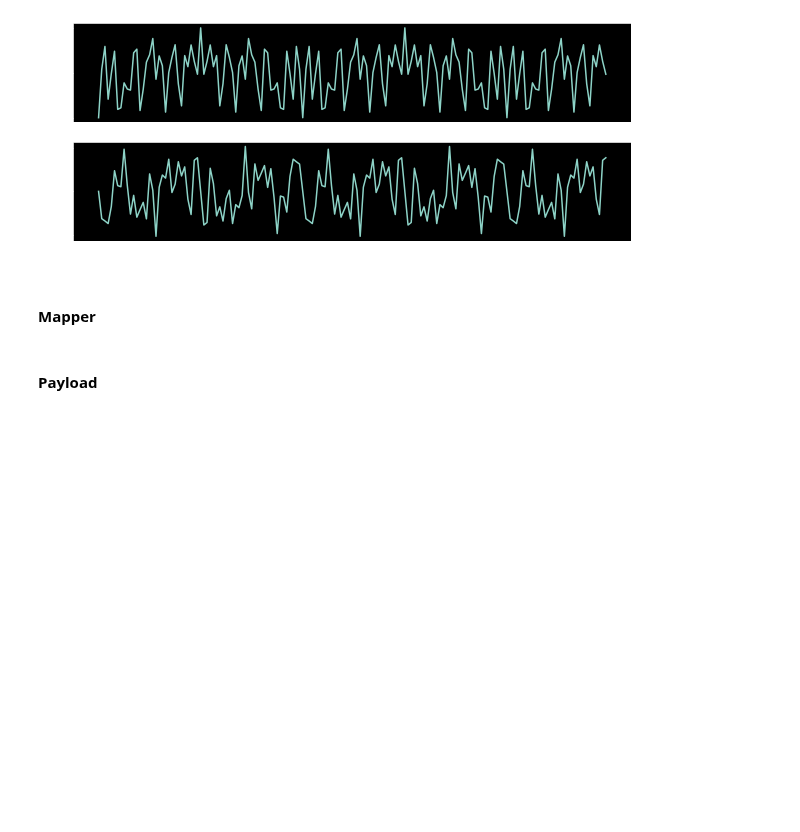
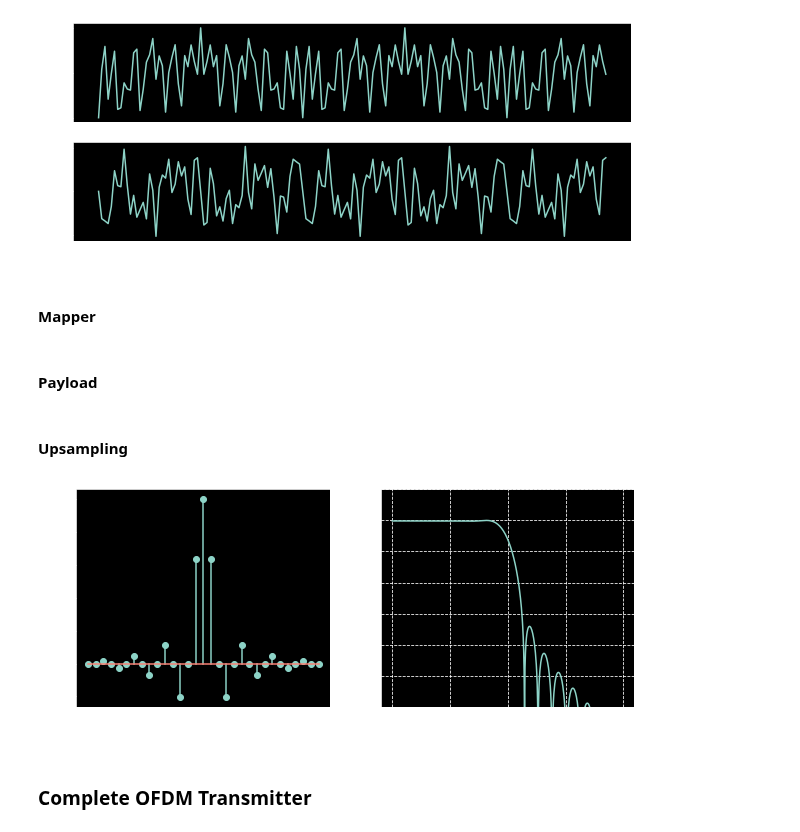
Before and after one commit to mohantyk/dsp_in_comm, a Jupyter notebook: chap6.ipynb, the cells around one changed output. Saved outputs shown, nothing was run; the diff lists cells and outputs as text; code cells hidden in the pictures; blank space fills up the shorter version.

Commit message:
Add half band filter and final transmitter code

```diff
--- a/chap6.ipynb
+++ b/chap6.ipynb
@@ -246,3 +250,36 @@ def ifft_gi(symbol_stream):
 random_bits = np.random.choice([0, 1], 48*2)
 qpsk = mapper.qpsk(random_bits)
 payload = ifft_gi(qpsk)
+# %% [markdown]
+#### Upsampling
+# %%
+def half_band_filter(plots=False):
+    N = 31 # taps
+    n = np.arange(N)
+    arg = n/2 - (N-1)/4
+    hann = np.hanning(N+2)
+
+    # Half band filter response
+    h = np.sinc(arg) * (hann[1:-1]**0.5)
+
+    # Freq response
+    w, H = signal.freqz(h, 1)
+    mag_response = 20*np.log10( abs(H) )
+    w_norm = 20e6*w/pi
+
+    # Plots
+    if plots:
+        fig, (ax1, ax2) = plt.subplots(1, 2, figsize=(10,4))
+        ax1.stem(h)
+
+        ax2.plot(w_norm, mag_response - max(mag_response))
+        ax2.set_ylim(-60, 10)
+        ax2.grid(ls='dashed')
+
+    return h
+
+half_band_filter(plots=True);
+# %% [output]
+[figure, added]
+# %% [markdown]
+### Complete OFDM Transmitter
```
Also changed, not shown: parts of 3 cells of this notebook.
